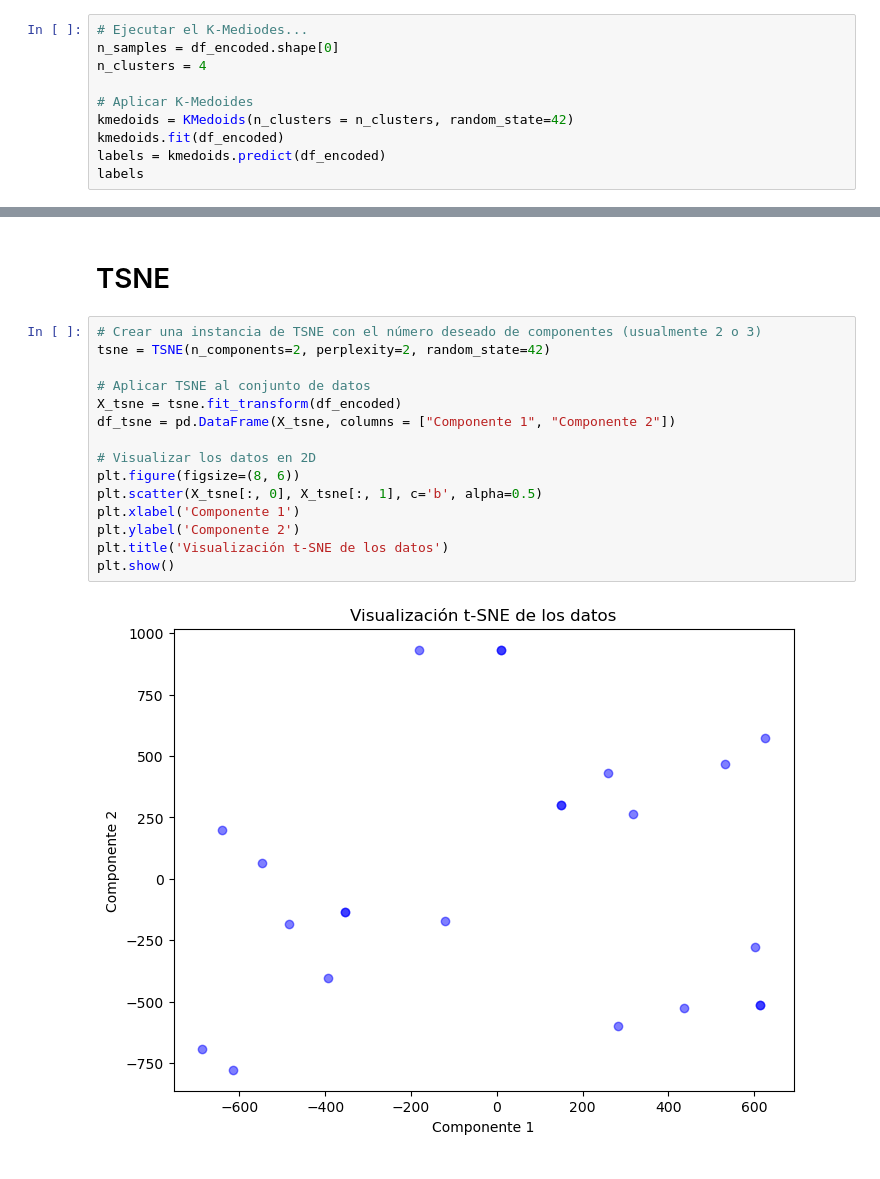
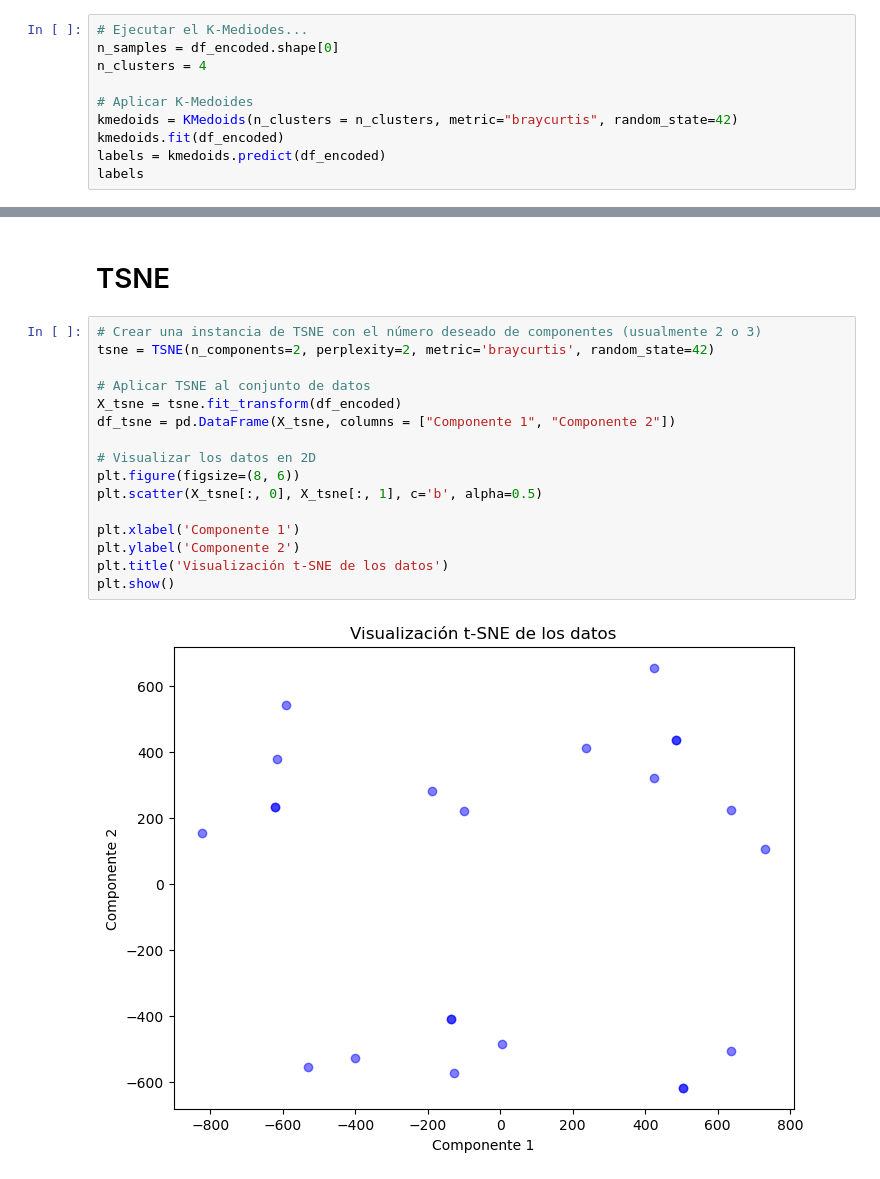
Before and after one commit to jmartingv/coprolite-analysis, a Jupyter notebook: eda/K-Mediodes y TSNE.ipynb, the cells around one changed output, grey strips where cells are left out. Drawn from its saved outputs; the diff is of its cells as text.

```diff
--- a/eda/K-Mediodes y TSNE.ipynb
+++ b/eda/K-Mediodes y TSNE.ipynb
@@ -104,7 +104,7 @@ n_samples = df_encoded.shape[0]
 n_clusters = 4
 
 # Aplicar K-Medoides
-kmedoids = KMedoids(n_clusters = n_clusters, random_state=42)
+kmedoids = KMedoids(n_clusters = n_clusters, metric="braycurtis", random_state=42)
 kmedoids.fit(df_encoded)
 labels = kmedoids.predict(df_encoded)
 labels
@@ -153,21 +153,22 @@ crosstab
 # TSNE
 # %%
 # Crear una instancia de TSNE con el número deseado de componentes (usualmente 2 o 3)
-tsne = TSNE(n_components=2, perplexity=2, random_state=42)
+tsne = TSNE(n_components=2, perplexity=2, metric='braycurtis', random_state=42)
 
 # Aplicar TSNE al conjunto de datos
 X_tsne = tsne.fit_transform(df_encoded)
 df_tsne = pd.DataFrame(X_tsne, columns = ["Componente 1", "Componente 2"])
 
 # Visualizar los datos en 2D
 plt.figure(figsize=(8, 6))
 plt.scatter(X_tsne[:, 0], X_tsne[:, 1], c='b', alpha=0.5)
+
 plt.xlabel('Componente 1')
 plt.ylabel('Componente 2')
 plt.title('Visualización t-SNE de los datos')
 plt.show()
 # %% [output]
-[figure, old version]
+[figure, new version]
 # %%
 clusters_recomendados, df_tsne["Estrategias"] = kmeans_auto_clusters(df_tsne, verbose = False, graph = True)
 # %% [output]
```
Also changed, not shown: parts of 3 cells of this notebook.
